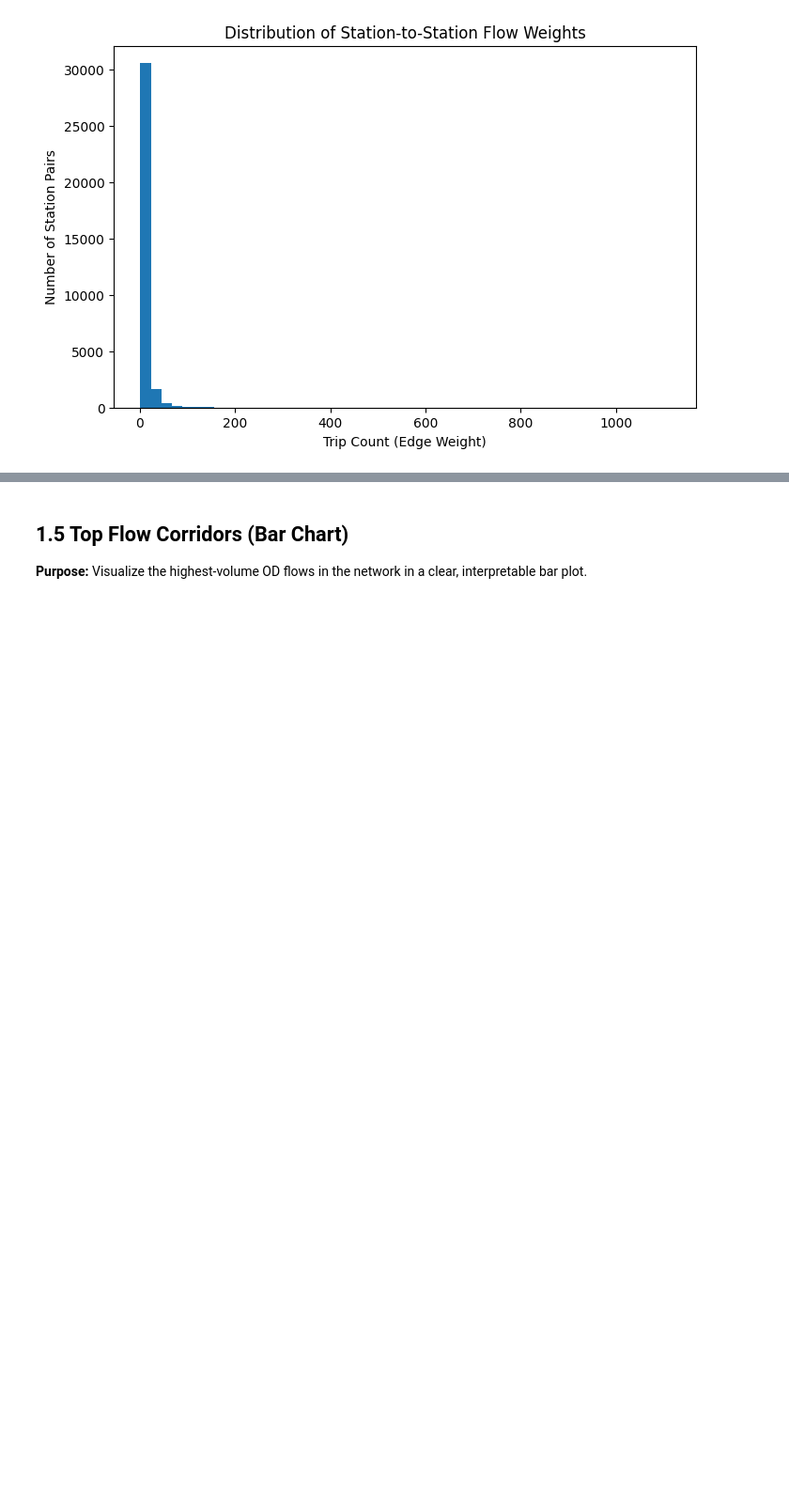
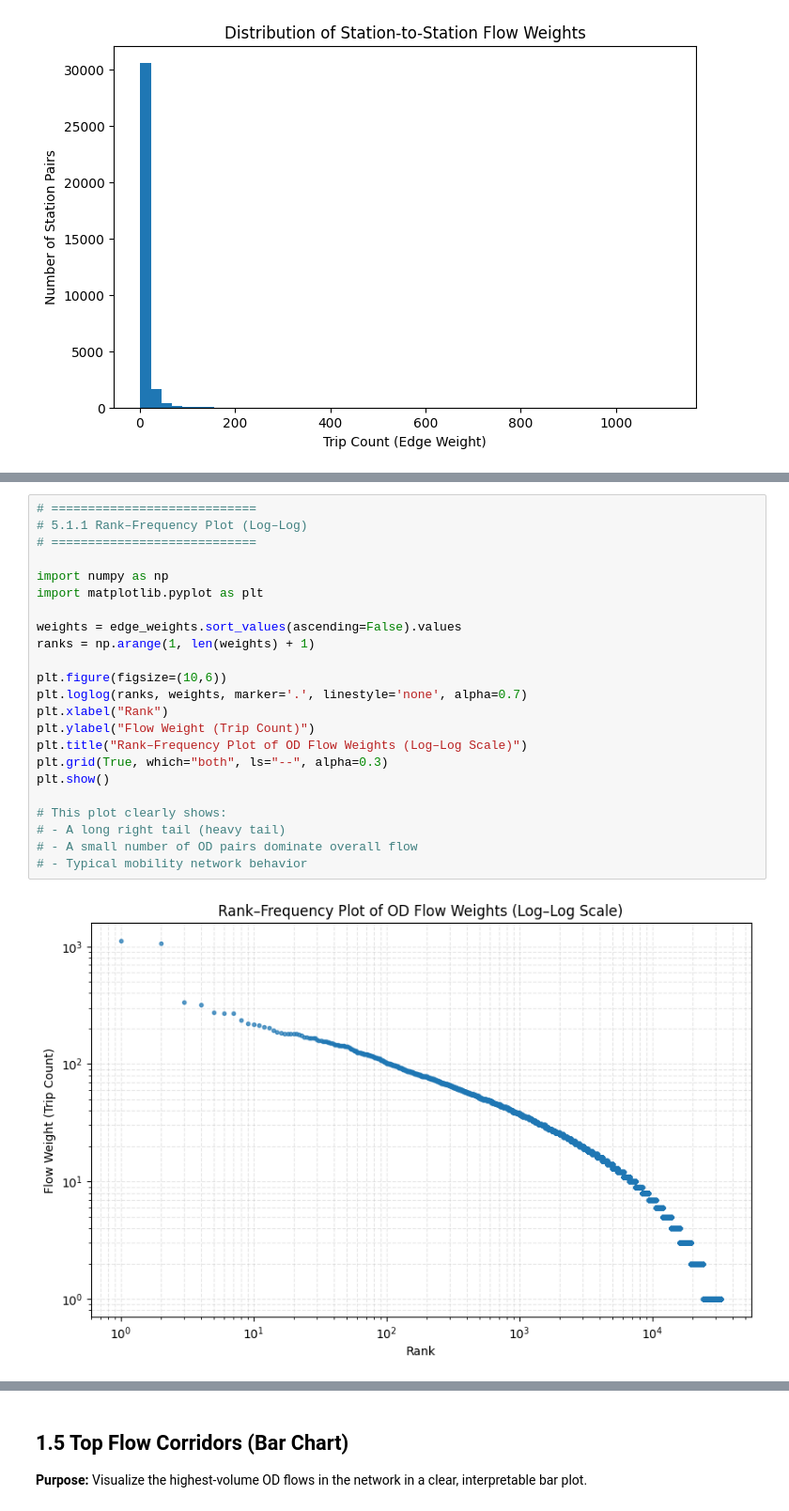
Before and after one commit to nfcolak/Network-Science---Helsinki-City-Bikes---UZH, a Jupyter notebook: notebooks/temporal_analysis.ipynb, the cells around one changed output, grey strips where cells are left out. Shown at 94% size. Drawn from its saved outputs; the diff is of its cells as text; blank space fills up the shorter version.

```diff
--- a/notebooks/temporal_analysis.ipynb
+++ b/notebooks/temporal_analysis.ipynb
@@ -411,0 +478,25 @@ plt.show()
+# %%
+# ============================
+# 5.1.1 Rank–Frequency Plot (Log–Log)
+# ============================
+
+import numpy as np
+import matplotlib.pyplot as plt
+
+weights = edge_weights.sort_values(ascending=False).values
+ranks = np.arange(1, len(weights) + 1)
+
+plt.figure(figsize=(10,6))
+plt.loglog(ranks, weights, marker='.', linestyle='none', alpha=0.7)
+plt.xlabel("Rank")
+plt.ylabel("Flow Weight (Trip Count)")
+plt.title("Rank–Frequency Plot of OD Flow Weights (Log–Log Scale)")
+plt.grid(True, which="both", ls="--", alpha=0.3)
+plt.show()
+
+# This plot clearly shows:
+# - A long right tail (heavy tail)
+# - A small number of OD pairs dominate overall flow
+# - Typical mobility network behavior
+# %% [output]
+[figure, added]
```
Also changed, not shown: parts of 8 cells of this notebook, 1 other file.
